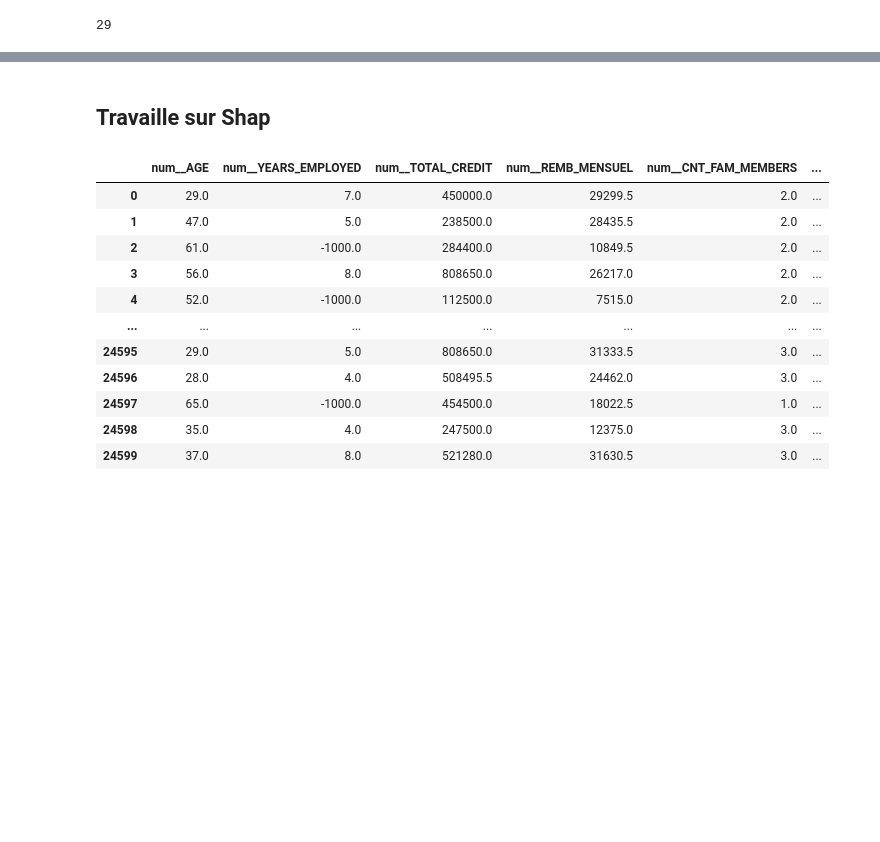
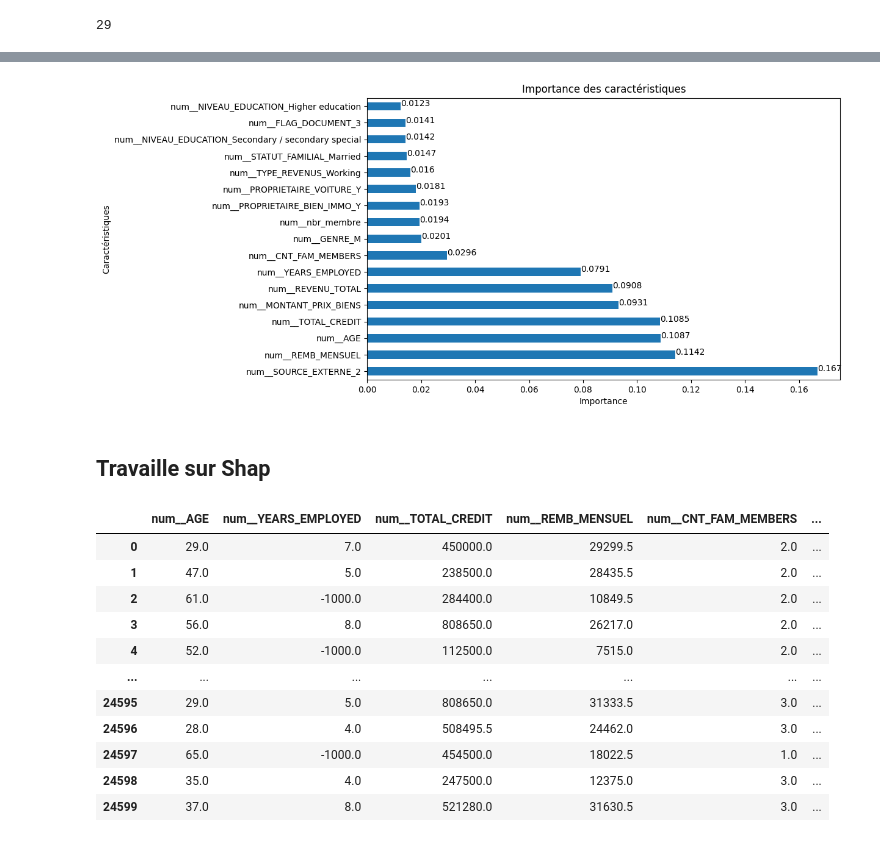
Before and after one commit to Rukiakuchiki92/p7-ml, a Jupyter notebook: 030_P07_Modelisation copy.ipynb, the cells around one changed output, grey strips where cells are left out. Saved outputs shown, nothing was run; the diff lists cells and outputs as text; code cells hidden in the pictures; blank space fills up the shorter version.

```diff
--- a/030_P07_Modelisation copy.ipynb
+++ b/030_P07_Modelisation copy.ipynb
@@ -771,6 +769,25 @@ import pickle as pk  #  remonter la haut
 
 with open("feat_importance.pk", "wb") as f :
     pk.dump(feature_imp_ser, f)
+# %%
+
+# Trier les données par ordre décroissant
+feature_imp_ser = feature_imp_ser.sort_values(ascending=False)
+
+# Tracer le graphique à barres avec les axes inversés
+plt.figure(figsize=(10, 6))
+feature_imp_ser.plot(kind='barh')  # Utilisation de 'barh' pour les barres horizontales
+plt.title('Importance des caractéristiques')
+plt.xlabel('Importance')
+plt.ylabel('Caractéristiques')
+
+# Ajouter les étiquettes des valeurs au-dessus des barres
+for index, value in enumerate(feature_imp_ser):
+    plt.text(value, index, str(value))
+
+plt.show()
+# %% [output]
+[figure, added]
 # %% [markdown]
 ## Travaille sur Shap
 # %%
```
Also changed, not shown: parts of 56 cells of this notebook, 2 other files.
